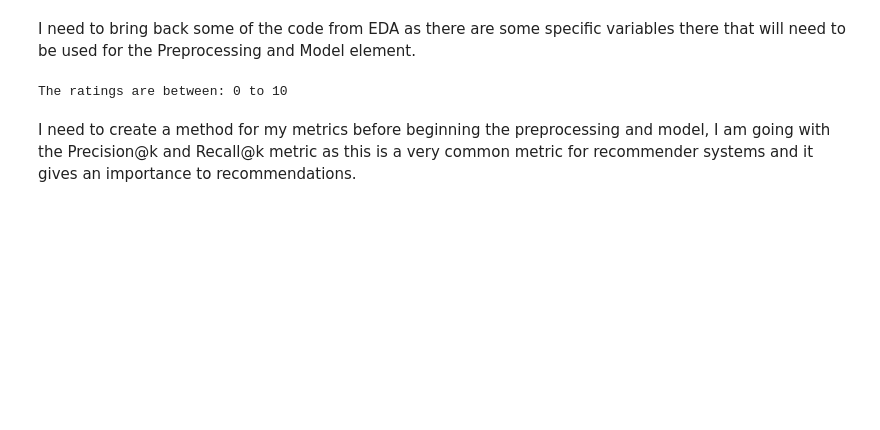
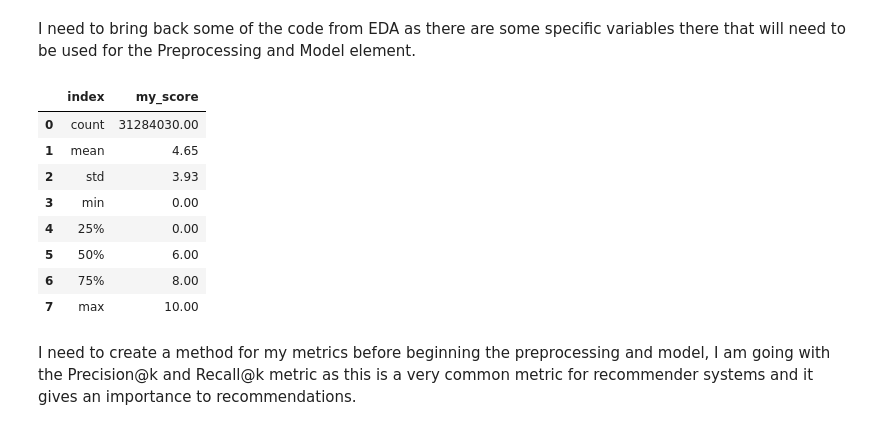
Before and after one commit to synewaz/Capstone_3_Anime_Recommender, a Jupyter notebook: Model.ipynb, the cells around one changed output. Saved outputs shown, nothing was run; the diff lists cells and outputs as text; code cells hidden in the pictures; blank space fills up the shorter version.

```diff
--- a/Model.ipynb
+++ b/Model.ipynb
@@ -26,18 +18,15 @@ user_anime_df = pd.read_csv('cleaned_user_anime_list.csv')
 # %%
-ratings_df = user_anime_df[['username','anime_id', 'my_score','my_status']]
-ratings_df['my_score'].describe().apply(lambda x: format(x, '.2f')).reset_index()
-lower_rating = ratings_df['my_score'].min()
-upper_rating = ratings_df['my_score'].max()
-print(f'The ratings are between: {lower_rating} to {upper_rating}')
-user_ratings = ratings_df.groupby('username').size().reset_index(name='animes_rated')
+score_df = score_df[['username', 'anime_id', 'my_score', 'my_status']]
-# %% [output]
-The ratings are between: 0 to 10
 # %%
-sample_df_users = user_df.sample(frac = .20, random_state = 2)
-
-user_ratings_sampled = pd.merge(
-    user_ratings, sample_df_users, left_on = 'username', right_on = 'username', how = 'inner')
-
-user_ratings_aggregated = user_ratings_sampled.groupby('animes_rated').size().reset_index(
-    name='group_size').sort_values(by='animes_rated')
+score_df['my_score'].describe().apply(lambda x: format(x, '.2f')).reset_index()
+# %% [output]
+|  | index | my_score |
+| 0 | count | 31284030.00 |
+| 1 | mean | 4.65 |
+| 2 | std | 3.93 |
+| 3 | min | 0.00 |
+| 4 | 25% | 0.00 |
+| 5 | 50% | 6.00 |
+| 6 | 75% | 8.00 |
+| 7 | max | 10.00 |
 # %%
```
Also changed, not shown: parts of 47 cells of this notebook.
